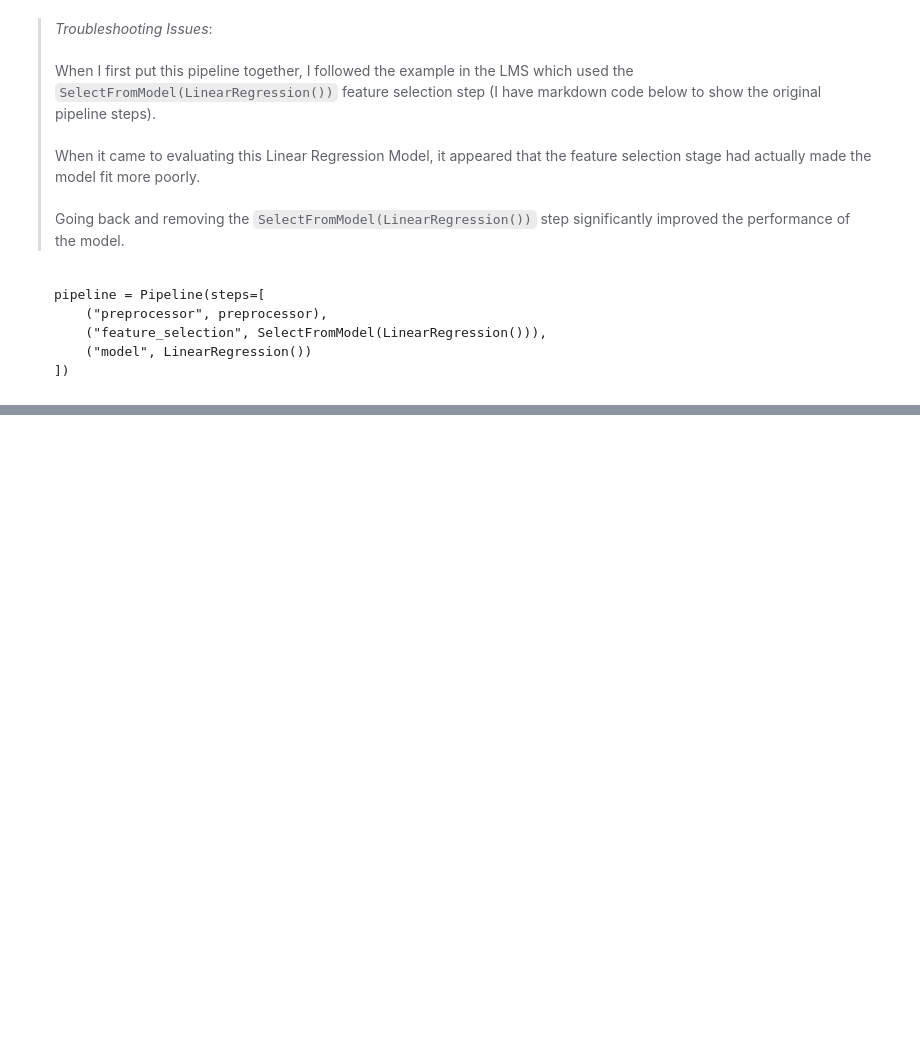
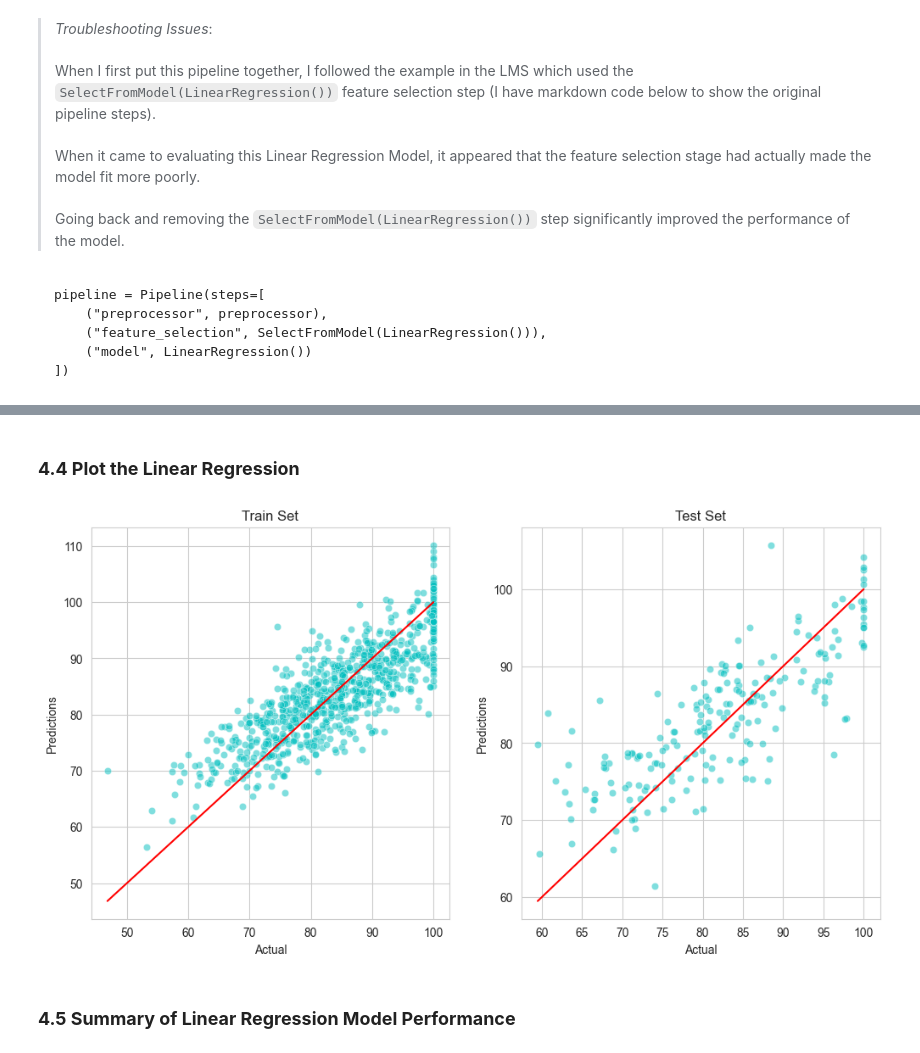
Before and after one commit to elhope23/student-performance-analysis, a Jupyter notebook: jupyter_notebooks/Stage3-ML.ipynb, the cells around one changed output, grey strips where cells are left out. Saved outputs shown, nothing was run; the diff lists cells and outputs as text; code cells hidden in the pictures; blank space fills up the shorter version.

Commit message:
Stage 3 | Linear Regression: Fit the pipeline, evaluate the model and plot test and train on scatter plots

```diff
--- a/jupyter_notebooks/Stage3-ML.ipynb
+++ b/jupyter_notebooks/Stage3-ML.ipynb
@@ -266,0 +271,4 @@ def pipeline_linear_regression():
+# %%
+# Fit the Linear Regression Pipeline to the training data using the estimator .fit()
+pipeline_lr = pipeline_linear_regression()
+pipeline_lr.fit(X_train, y_train)
@@ -266,0 +346,24 @@ def pipeline_linear_regression():
+# %% [markdown]
+### **4.4 Plot the Linear Regression**
+# %%
+# Plot the Linear Regression Performance on Scatter Plots
+
+fig, axes = plt.subplots(nrows=1, ncols=2, figsize=(12, 6))
+
+sns.scatterplot(x=y_train, y=prediction_train_lr, color="c", alpha=0.5, ax=axes[0])
+sns.lineplot(x=y_train, y=y_train, color="red", ax=axes[0])
+axes[0].set_xlabel("Actual")
+axes[0].set_ylabel("Predictions")
+axes[0].set_title("Train Set")
+
+sns.scatterplot(x=y_test, y=prediction_test_lr, color="c", alpha=0.5, ax=axes[1])
+sns.lineplot(x=y_test, y=y_test, color="red", ax=axes[1])
+axes[1].set_xlabel("Actual")
+axes[1].set_ylabel("Predictions")
+axes[1].set_title("Test Set")
+
+plt.show()
+# %% [output]
+[figure, added]
+# %% [markdown]
+### **4.5 Summary of Linear Regression Model Performance**
```
Also changed, not shown: parts of 5 cells of this notebook.
